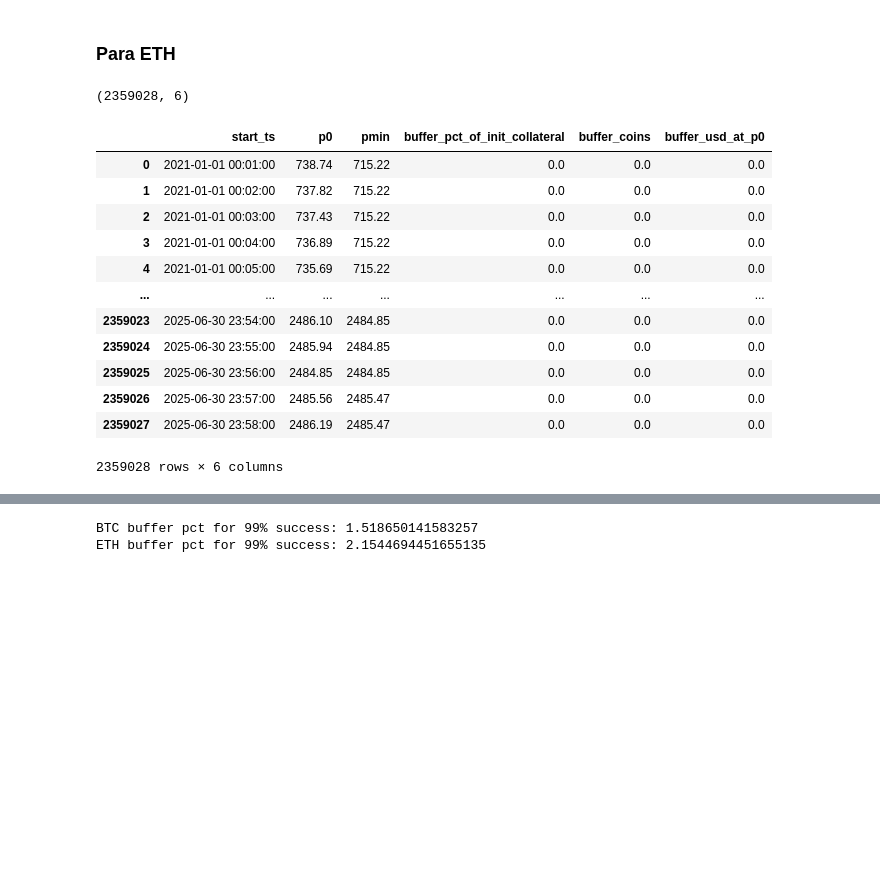
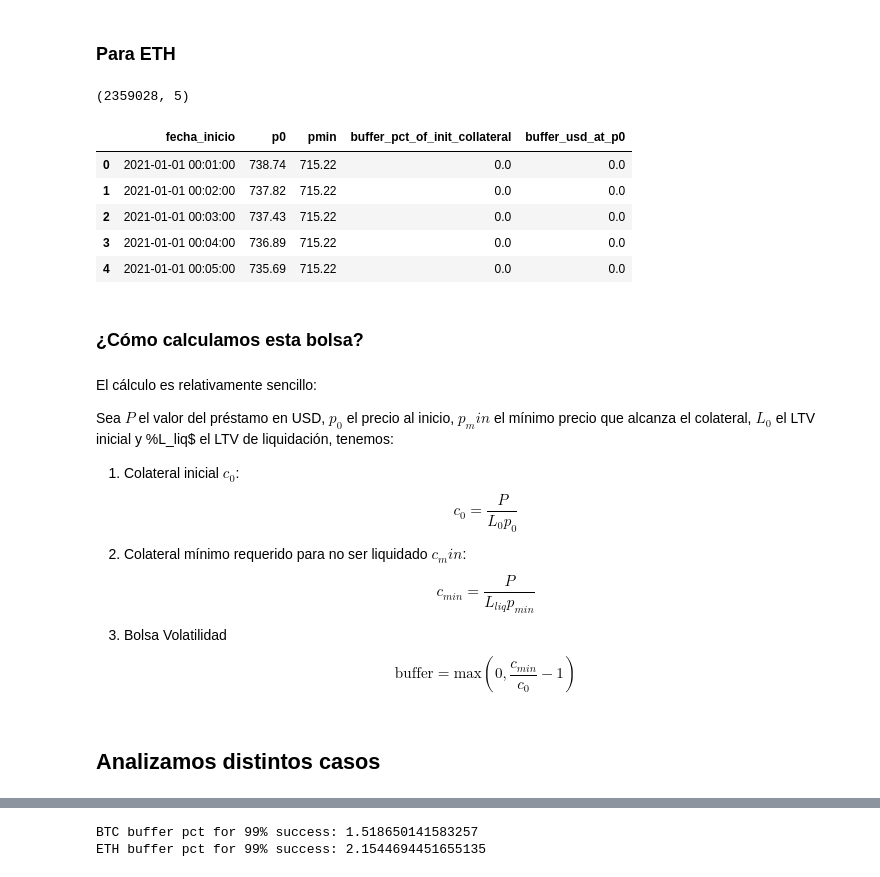
Before and after one commit to Buebito/Tesis-CBLS, a Jupyter notebook: bolsa_volatilidad/volatilidad.ipynb, the cells around one changed output, grey strips where cells are left out. Saved outputs shown, nothing was run; the diff lists cells and outputs as text; code cells hidden in the pictures; blank space fills up the shorter version.

```diff
--- a/bolsa_volatilidad/volatilidad.ipynb
+++ b/bolsa_volatilidad/volatilidad.ipynb
@@ -63,27 +80,37 @@ dist_btc
 # %%
 dist_eth = compute_required_buffer_distribution(
     price_df=df,
     coin="ETH",
     init_ltv=LTV_INICIAL,
     liq_ltv=LTV_LIQUIDACION,
     principal_usd=VALOR_PRESTAMO_USD,
     mode="end",
     start_stride=1
 )
 print(dist_eth.shape)
-dist_eth
+dist_eth.head()
 # %% [output]
-(2359028, 6)
+(2359028, 5)
-|  | start_ts | p0 | pmin | buffer_pct_of_init_collateral | buffer_coins | buffer_usd_at_p0 |
-| 0 | 2021-01-01 00:01:00 | 738.74 | 715.22 | 0.0 | 0.0 | 0.0 |
-| 1 | 2021-01-01 00:02:00 | 737.82 | 715.22 | 0.0 | 0.0 | 0.0 |
-| 2 | 2021-01-01 00:03:00 | 737.43 | 715.22 | 0.0 | 0.0 | 0.0 |
-| 3 | 2021-01-01 00:04:00 | 736.89 | 715.22 | 0.0 | 0.0 | 0.0 |
-| 4 | 2021-01-01 00:05:00 | 735.69 | 715.22 | 0.0 | 0.0 | 0.0 |
-| ... | ... | ... | ... | ... | ... | ... |
-| 2359023 | 2025-06-30 23:54:00 | 2486.10 | 2484.85 | 0.0 | 0.0 | 0.0 |
-| 2359024 | 2025-06-30 23:55:00 | 2485.94 | 2484.85 | 0.0 | 0.0 | 0.0 |
-| 2359025 | 2025-06-30 23:56:00 | 2484.85 | 2484.85 | 0.0 | 0.0 | 0.0 |
-| 2359026 | 2025-06-30 23:57:00 | 2485.56 | 2485.47 | 0.0 | 0.0 | 0.0 |
-| 2359027 | 2025-06-30 23:58:00 | 2486.19 | 2485.47 | 0.0 | 0.0 | 0.0 |
+|  | fecha_inicio | p0 | pmin | buffer_pct_of_init_collateral | buffer_usd_at_p0 |
+| 0 | 2021-01-01 00:01:00 | 738.74 | 715.22 | 0.0 | 0.0 |
+| 1 | 2021-01-01 00:02:00 | 737.82 | 715.22 | 0.0 | 0.0 |
+| 2 | 2021-01-01 00:03:00 | 737.43 | 715.22 | 0.0 | 0.0 |
+| 3 | 2021-01-01 00:04:00 | 736.89 | 715.22 | 0.0 | 0.0 |
+| 4 | 2021-01-01 00:05:00 | 735.69 | 715.22 | 0.0 | 0.0 |
-2359028 rows × 6 columns
+# %% [markdown]
+### ¿Cómo calculamos esta bolsa?
+# %% [markdown]
+El cálculo es relativamente sencillo:
+
+Sea $P$ el valor del préstamo en USD, $p_0$ el precio al inicio, $p_min$ el mínimo precio que alcanza el colateral, $L_0$ el LTV inicial y %L_liq$ el LTV de liquidación, tenemos:
+
+1. Colateral inicial $c_0$:
+$$ c_0 = \frac{P}{L_0 p_0}$$
+
+2. Colateral mínimo requerido para no ser liquidado $c_min$:
+$$ c_{min} = \frac{P}{L_{liq} p_{min}}$$
+
+3. Bolsa Volatilidad
+$$ \textrm{buffer} = \text{max}(0, \frac{c_{min}}{c_0}-1)$$
+# %% [markdown]
+## Analizamos distintos casos
```
Also changed, not shown: parts of 27 cells of this notebook, 10 other files.
